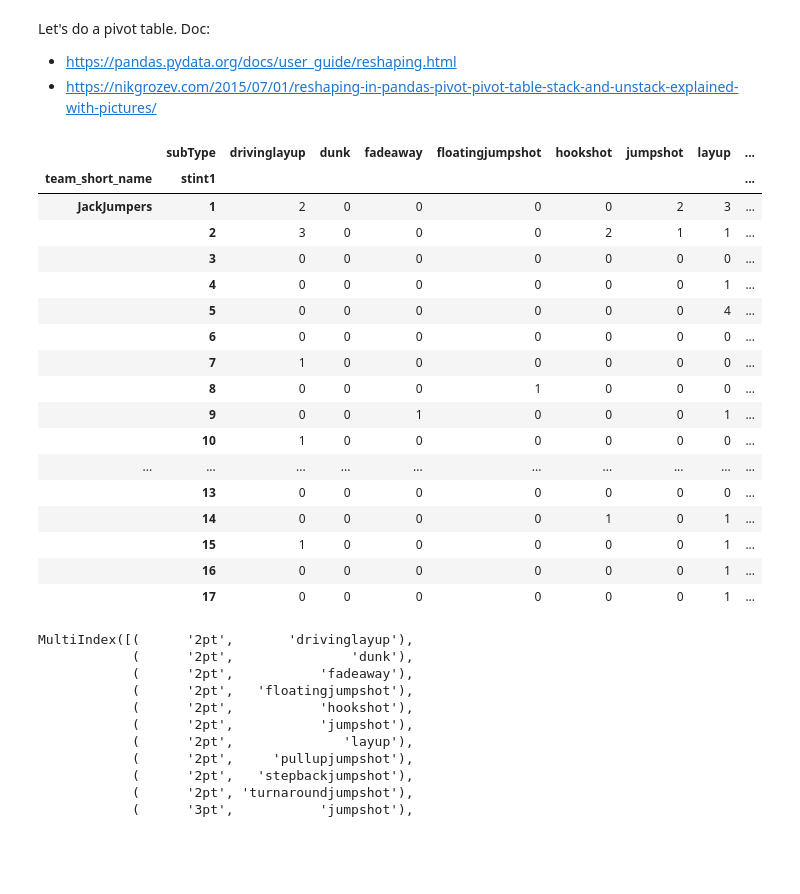
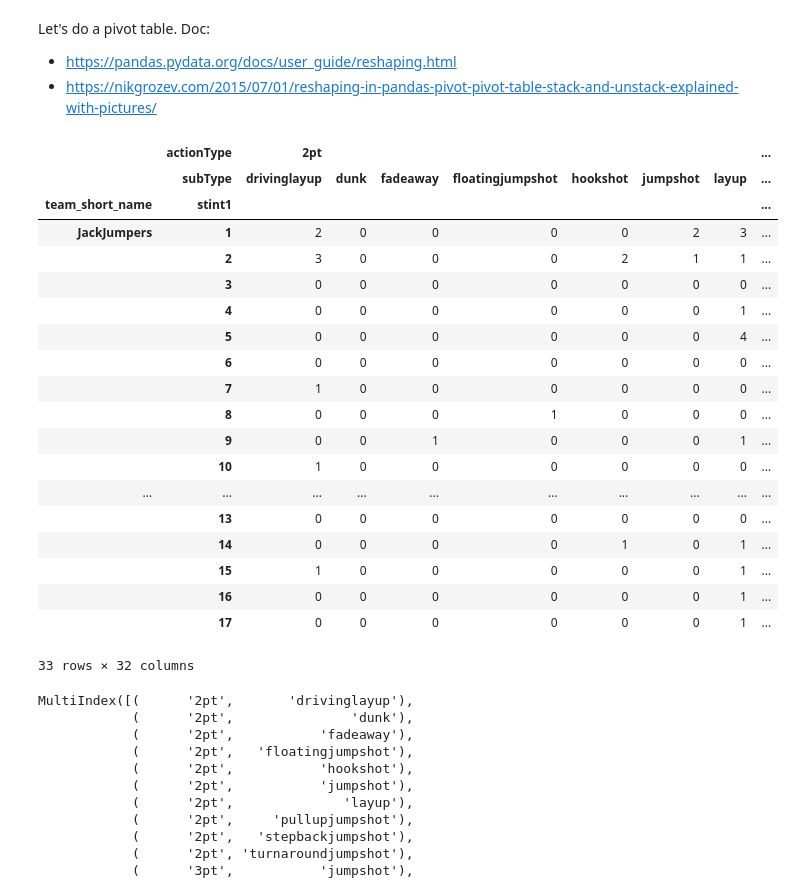
Before and after one commit to ssardina/pynbl, a Jupyter notebook: bball_stas.ipynb, the cells around one changed output. Cells and saved outputs as stored; diff of their text form; code cells hidden in the pictures; blank space fills up the shorter version.

```diff
--- a/bball_stas.ipynb
+++ b/bball_stas.ipynb
@@ -273,13 +299,19 @@ Let's do a pivot table. Doc:
 # %%
 pivot_stat = pbp2_df.pivot_table(
     index=['team_short_name', 'stint1'],
     columns=['actionType', 'subType'],
     values='actionNumber', aggfunc=len, fill_value=0)
+
+# should be equivalent but it does not work.. :-(
+# pd.crosstab(pbp2_df, ['team_short_name', 'stint1'], 'actionType', aggfunc=len)
+
 # pivot_stat.info()
 # pivot_stat.reset_index(inplace=True)
 
 pivot_stat['2pt']
+pivot_stat
 # %% [output]
+|  | actionType | 2pt |  |  |  |  |  |  | ... |
 |  | subType | drivinglayup | dunk | fadeaway | floatingjumpshot | hookshot | jumpshot | layup | ... |
 | team_short_name | stint1 |  |  |  |  |  |  |  | ... |
 | JackJumpers | 1 | 2 | 0 | 0 | 0 | 0 | 2 | 3 | ... |
@@ -298,6 +330,7 @@ pivot_stat['2pt']
 |  | 15 | 1 | 0 | 0 | 0 | 0 | 0 | 1 | ... |
 |  | 16 | 0 | 0 | 0 | 0 | 0 | 0 | 1 | ... |
 |  | 17 | 0 | 0 | 0 | 0 | 0 | 0 | 1 | ... |
+33 rows × 32 columns
 # %%
 # columns are in two levels
 pivot_stat.columns
```
Also changed, not shown: parts of 13 cells of this notebook, 1 other file.
